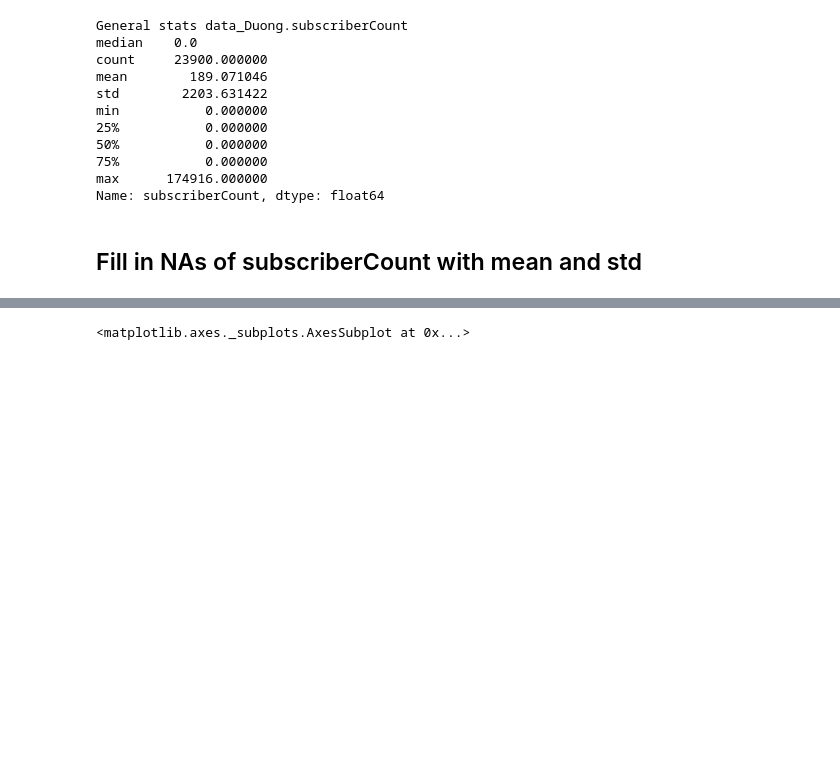
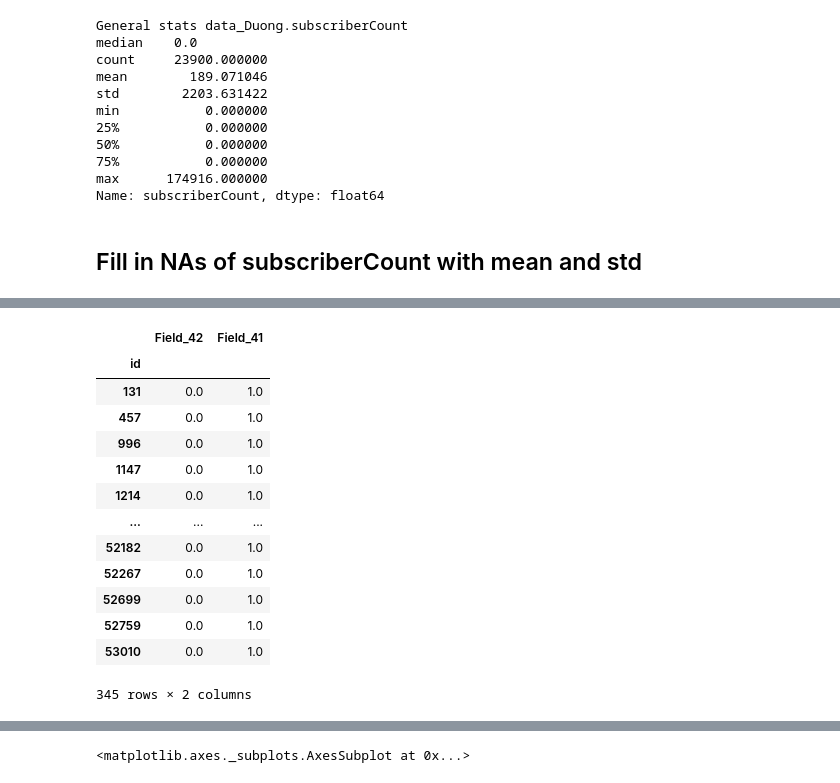
Before and after one commit to VincentChungHeiPoon/CreditScoreChallenge, a Jupyter notebook: Duong.ipynb, the cells around one changed output, grey strips where cells are left out. Cells and saved outputs as stored; diff of their text form; code cells hidden in the pictures; blank space fills up the shorter version.

```diff
--- a/Duong.ipynb
+++ b/Duong.ipynb
@@ -318,0 +358,19 @@ train_set[['Field_20', 'maCv']].tail(20)
+# %%
+df2 = train_set[train_set.Field_42 != train_set.Field_41][['Field_42', 'Field_41']].dropna()
+
+df2
+# %% [output]
+|  | Field_42 | Field_41 |
+| id |  |  |
+| 131 | 0.0 | 1.0 |
+| 457 | 0.0 | 1.0 |
+| 996 | 0.0 | 1.0 |
+| 1147 | 0.0 | 1.0 |
+| 1214 | 0.0 | 1.0 |
+| ... | ... | ... |
+| 52182 | 0.0 | 1.0 |
+| 52267 | 0.0 | 1.0 |
+| 52699 | 0.0 | 1.0 |
+| 52759 | 0.0 | 1.0 |
+| 53010 | 0.0 | 1.0 |
+345 rows × 2 columns
```
Also changed, not shown: parts of 11 cells of this notebook, 2 other files.
